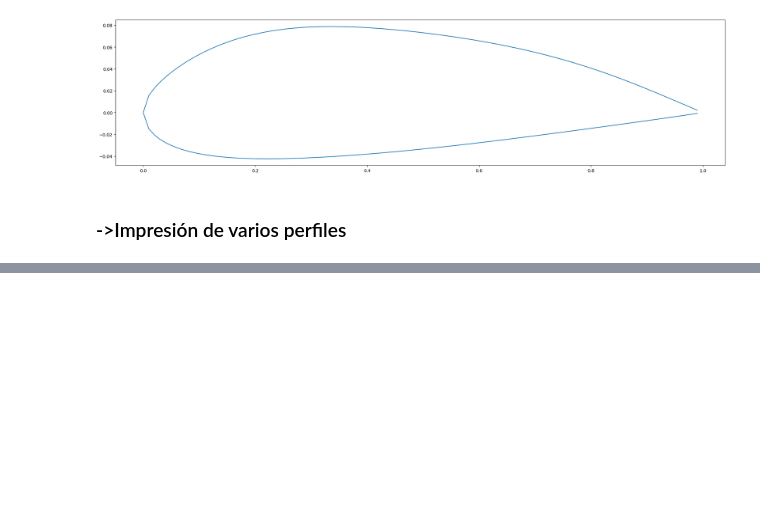
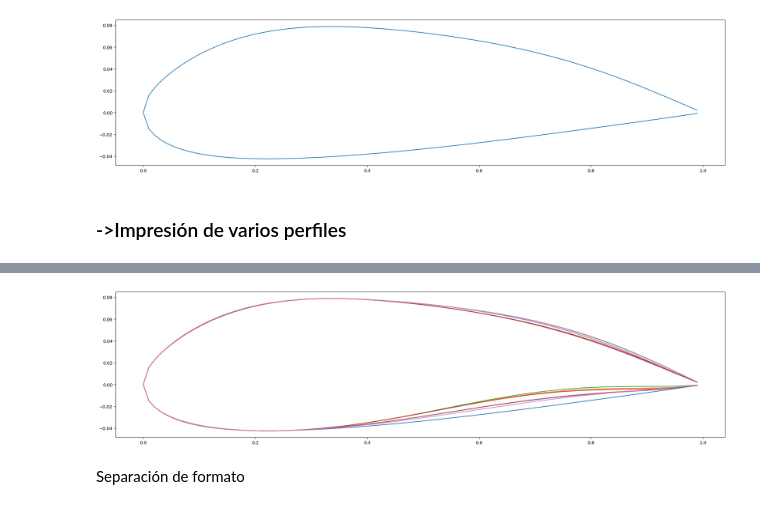
Before and after one commit to Kijoselo/opt_air, a Jupyter notebook: notebook simuacion.ipynb, the cells around one changed output, grey strips where cells are left out. Cells and saved outputs as stored; diff of their text form; code cells hidden in the pictures; blank space fills up the shorter version.

```diff
--- a/notebook simuacion.ipynb
+++ b/notebook simuacion.ipynb
@@ -365,0 +440,13 @@ run_simulation(100,100,100)
+# %%
+plt.figure(figsize=(25,6))
+plot_combi(100,100,100)
+plot_combi(100,100,134)
+plot_combi(90,140,134)
+plot_combi(100,80,134)
+plot_combi(90,90,120)
+plot_combi(100,100,120)
+plot_combi(90,130,113)
+# %% [output]
+[figure, added]
+# %% [markdown]
+Separación de formato
```
Also changed, not shown: parts of 15 cells of this notebook.
